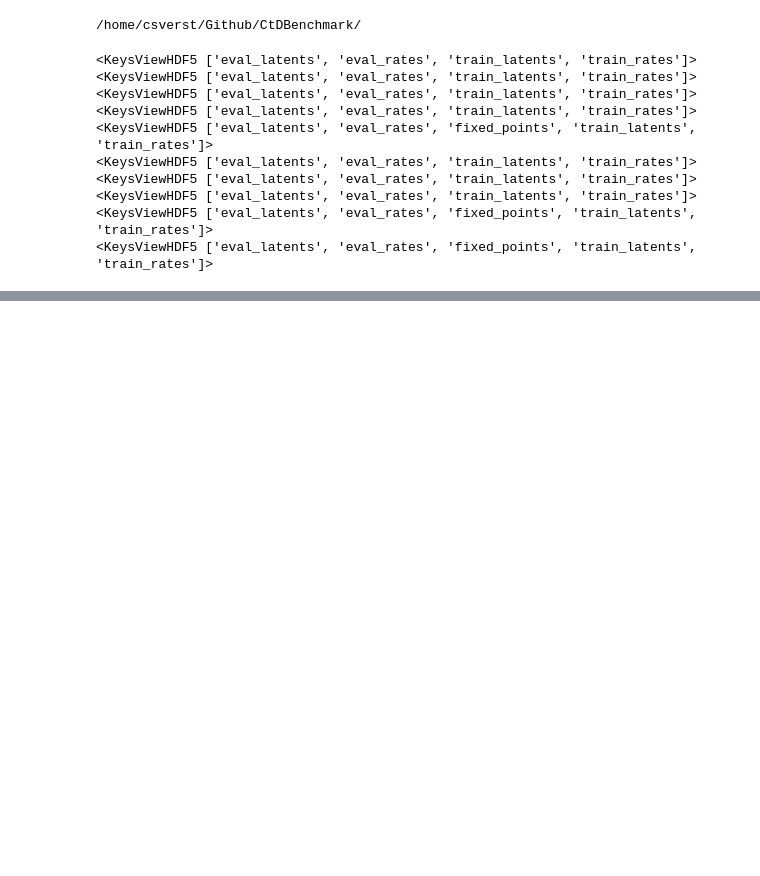
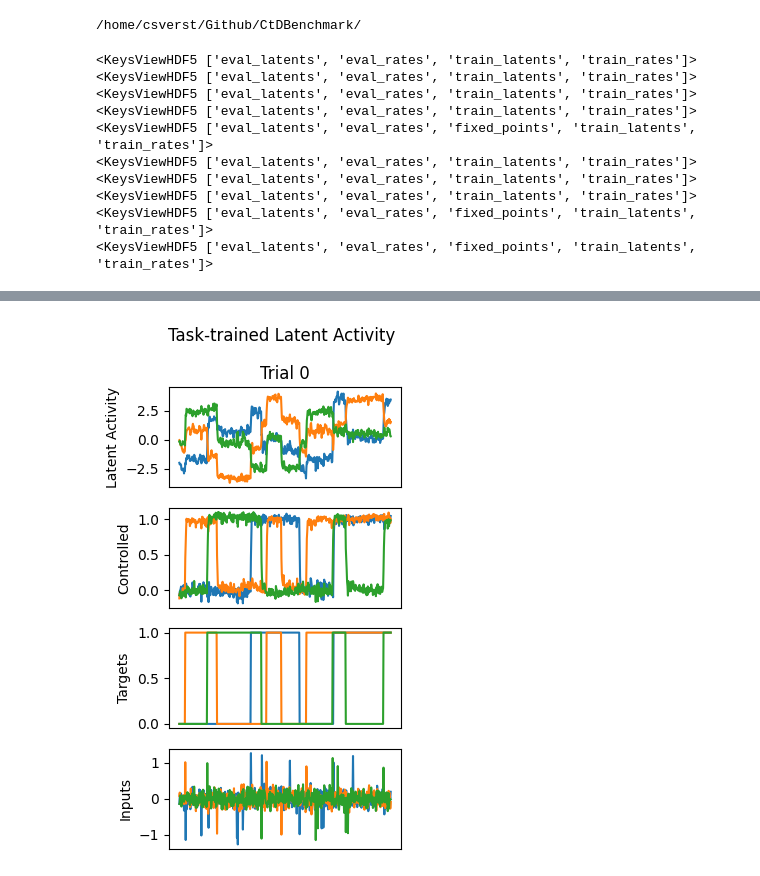
Before and after one commit to snel-repo/ComputationThruDynamicsBenchmark, a Jupyter notebook: examples/figures/MetricsFig/Figure1_NBFF_TTGRUSweep.ipynb, the cells around one changed output, grey strips where cells are left out. Saved outputs shown, nothing was run; the diff lists cells and outputs as text; code cells hidden in the pictures; blank space fills up the shorter version.

```diff
--- a/examples/figures/MetricsFig/Figure1_NBFF_TTGRUSweep.ipynb
+++ b/examples/figures/MetricsFig/Figure1_NBFF_TTGRUSweep.ipynb
@@ -142,3 +140,7 @@ KeyboardInterrupt:
+# %%
+an_TT.plot_trial_io(num_trials=1)
+# %% [output]
+[figure, added]
 # %%
 slds_list = [slds8_4]
 for slds in slds_list:
```
Also changed, not shown: parts of 10 cells of this notebook, 8 other files.
